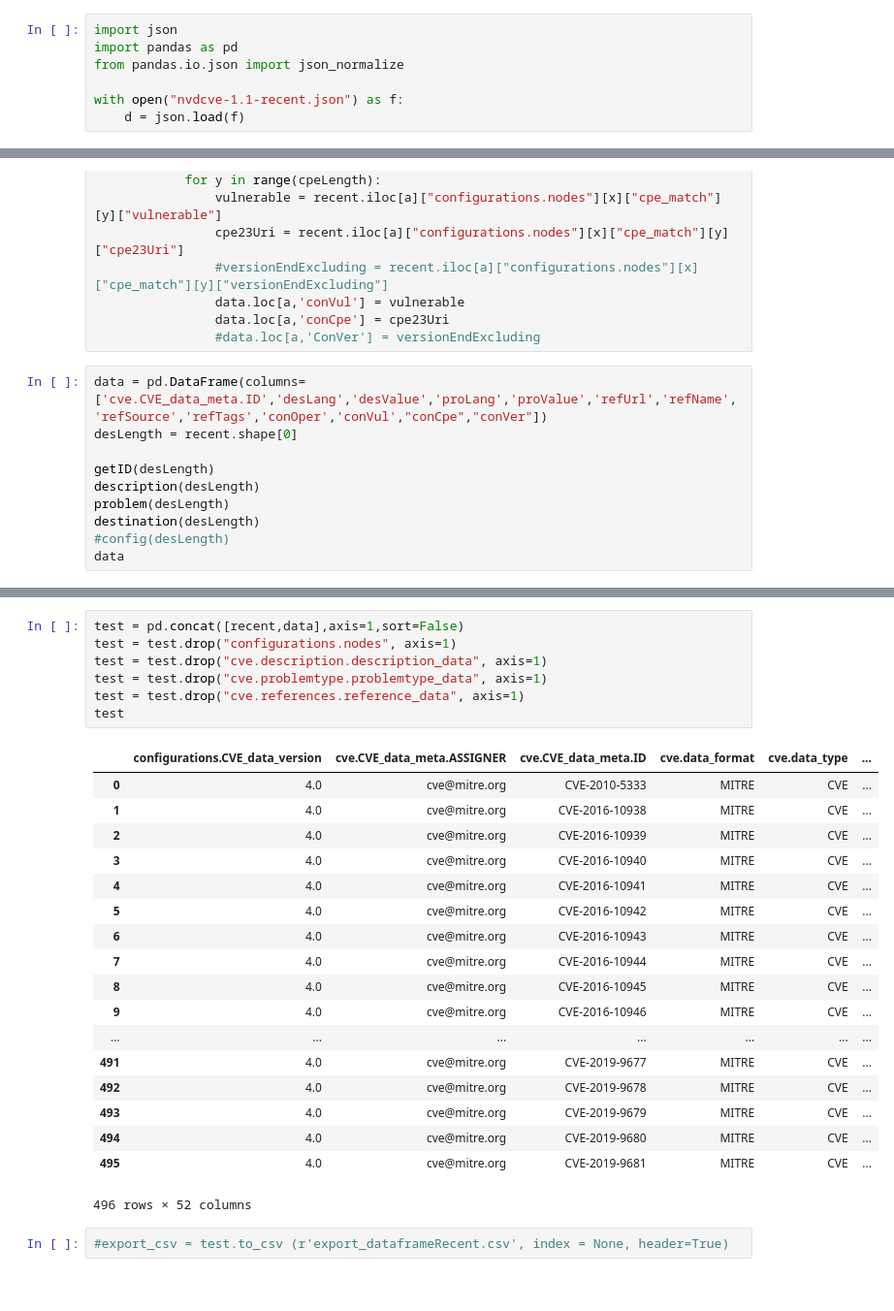
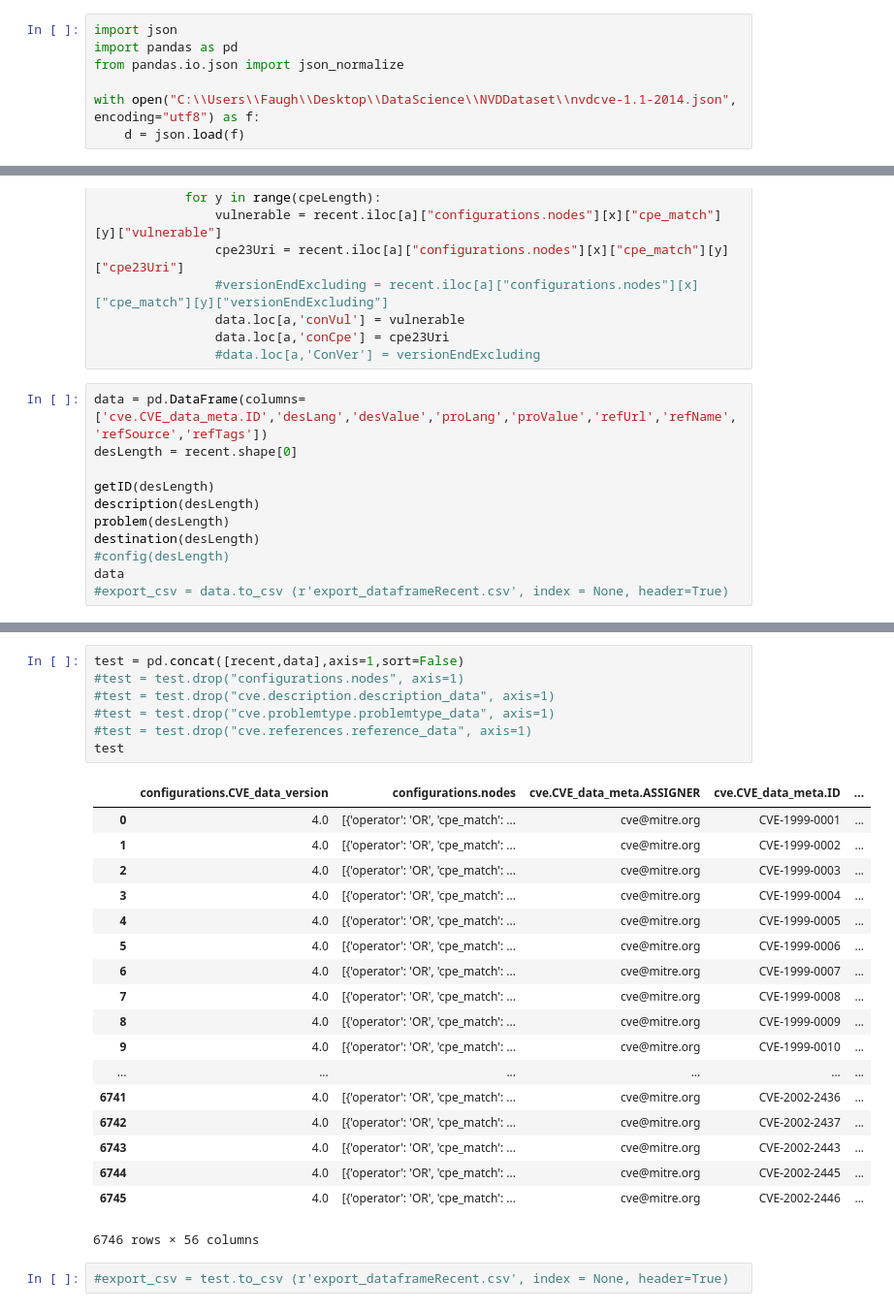
Before and after one commit to UNCG-CSE/Open_Source_Vul_Metrics, a Jupyter notebook: src/NVD/NVD_JSONtoCSV.ipynb, the cells around one changed output, grey strips where cells are left out. Shown at 97% size. Cells and saved outputs as stored; diff of their text form.

Commit message:
Fixed issue with not being able to read in some JSONs
Added in encoding utf8 which allows all JSONs we need to be read in

```diff
--- a/src/NVD/NVD_JSONtoCSV.ipynb
+++ b/src/NVD/NVD_JSONtoCSV.ipynb
@@ -3,7 +3,7 @@ import json
 import pandas as pd
 from pandas.io.json import json_normalize
 
-with open("nvdcve-1.1-recent.json") as f:
+with open("C:\\Users\\Faugh\\Desktop\\DataScience\\NVDDataset\\nvdcve-1.1-2014.json", encoding="utf8") as f:
     d = json.load(f)
 # %% [markdown]
 CVE_Items
@@ -104,7 +86,7 @@ def config(desLength):
                 data.loc[a,'conCpe'] = cpe23Uri
                 #data.loc[a,'ConVer'] = versionEndExcluding
 # %%
-data = pd.DataFrame(columns=['cve.CVE_data_meta.ID','desLang','desValue','proLang','proValue','refUrl','refName','refSource','refTags','conOper','conVul',"conCpe","conVer"])
+data = pd.DataFrame(columns=['cve.CVE_data_meta.ID','desLang','desValue','proLang','proValue','refUrl','refName','refSource','refTags'])
 desLength = recent.shape[0]
 
 getID(desLength)
@@ -113,3 +95,4 @@ problem(desLength)
 destination(desLength)
 #config(desLength)
 data
+#export_csv = data.to_csv (r'export_dataframeRecent.csv', index = None, header=True)
@@ -135,28 +99,28 @@ data
 # %%
 test = pd.concat([recent,data],axis=1,sort=False)
-test = test.drop("configurations.nodes", axis=1)
-test = test.drop("cve.description.description_data", axis=1)
-test = test.drop("cve.problemtype.problemtype_data", axis=1)
-test = test.drop("cve.references.reference_data", axis=1)
+#test = test.drop("configurations.nodes", axis=1)
+#test = test.drop("cve.description.description_data", axis=1)
+#test = test.drop("cve.problemtype.problemtype_data", axis=1)
+#test = test.drop("cve.references.reference_data", axis=1)
 test
 # %% [output]
-|  | configurations.CVE_data_version | cve.CVE_data_meta.ASSIGNER | cve.CVE_data_meta.ID | cve.data_format | cve.data_type | ... |
-| 0 | 4.0 | cve@mitre.org | CVE-2010-5333 | MITRE | CVE | ... |
-| 1 | 4.0 | cve@mitre.org | CVE-2016-10938 | MITRE | CVE | ... |
-| 2 | 4.0 | cve@mitre.org | CVE-2016-10939 | MITRE | CVE | ... |
-| 3 | 4.0 | cve@mitre.org | CVE-2016-10940 | MITRE | CVE | ... |
-| 4 | 4.0 | cve@mitre.org | CVE-2016-10941 | MITRE | CVE | ... |
-| 5 | 4.0 | cve@mitre.org | CVE-2016-10942 | MITRE | CVE | ... |
-| 6 | 4.0 | cve@mitre.org | CVE-2016-10943 | MITRE | CVE | ... |
-| 7 | 4.0 | cve@mitre.org | CVE-2016-10944 | MITRE | CVE | ... |
-| 8 | 4.0 | cve@mitre.org | CVE-2016-10945 | MITRE | CVE | ... |
-| 9 | 4.0 | cve@mitre.org | CVE-2016-10946 | MITRE | CVE | ... |
-| ... | ... | ... | ... | ... | ... | ... |
-| 491 | 4.0 | cve@mitre.org | CVE-2019-9677 | MITRE | CVE | ... |
-| 492 | 4.0 | cve@mitre.org | CVE-2019-9678 | MITRE | CVE | ... |
-| 493 | 4.0 | cve@mitre.org | CVE-2019-9679 | MITRE | CVE | ... |
-| 494 | 4.0 | cve@mitre.org | CVE-2019-9680 | MITRE | CVE | ... |
-| 495 | 4.0 | cve@mitre.org | CVE-2019-9681 | MITRE | CVE | ... |
+|  | configurations.CVE_data_version | configurations.nodes | cve.CVE_data_meta.ASSIGNER | cve.CVE_data_meta.ID | ... |
+| 0 | 4.0 | [{'operator': 'OR', 'cpe_match': ... | cve@mitre.org | CVE-1999-0001 | ... |
+| 1 | 4.0 | [{'operator': 'OR', 'cpe_match': ... | cve@mitre.org | CVE-1999-0002 | ... |
+| 2 | 4.0 | [{'operator': 'OR', 'cpe_match': ... | cve@mitre.org | CVE-1999-0003 | ... |
+| 3 | 4.0 | [{'operator': 'OR', 'cpe_match': ... | cve@mitre.org | CVE-1999-0004 | ... |
+| 4 | 4.0 | [{'operator': 'OR', 'cpe_match': ... | cve@mitre.org | CVE-1999-0005 | ... |
+| 5 | 4.0 | [{'operator': 'OR', 'cpe_match': ... | cve@mitre.org | CVE-1999-0006 | ... |
+| 6 | 4.0 | [{'operator': 'OR', 'cpe_match': ... | cve@mitre.org | CVE-1999-0007 | ... |
+| 7 | 4.0 | [{'operator': 'OR', 'cpe_match': ... | cve@mitre.org | CVE-1999-0008 | ... |
+| 8 | 4.0 | [{'operator': 'OR', 'cpe_match': ... | cve@mitre.org | CVE-1999-0009 | ... |
+| 9 | 4.0 | [{'operator': 'OR', 'cpe_match': ... | cve@mitre.org | CVE-1999-0010 | ... |
+| ... | ... | ... | ... | ... | ... |
+| 6741 | 4.0 | [{'operator': 'OR', 'cpe_match': ... | cve@mitre.org | CVE-2002-2436 | ... |
+| 6742 | 4.0 | [{'operator': 'OR', 'cpe_match': ... | cve@mitre.org | CVE-2002-2437 | ... |
+| 6743 | 4.0 | [{'operator': 'OR', 'cpe_match': ... | cve@mitre.org | CVE-2002-2443 | ... |
+| 6744 | 4.0 | [{'operator': 'OR', 'cpe_match': ... | cve@mitre.org | CVE-2002-2445 | ... |
+| 6745 | 4.0 | [{'operator': 'OR', 'cpe_match': ... | cve@mitre.org | CVE-2002-2446 | ... |
-496 rows × 52 columns
+6746 rows × 56 columns
 # %%
 #export_csv = test.to_csv (r'export_dataframeRecent.csv', index = None, header=True)
```
Also changed, not shown: parts of 3 cells of this notebook.
